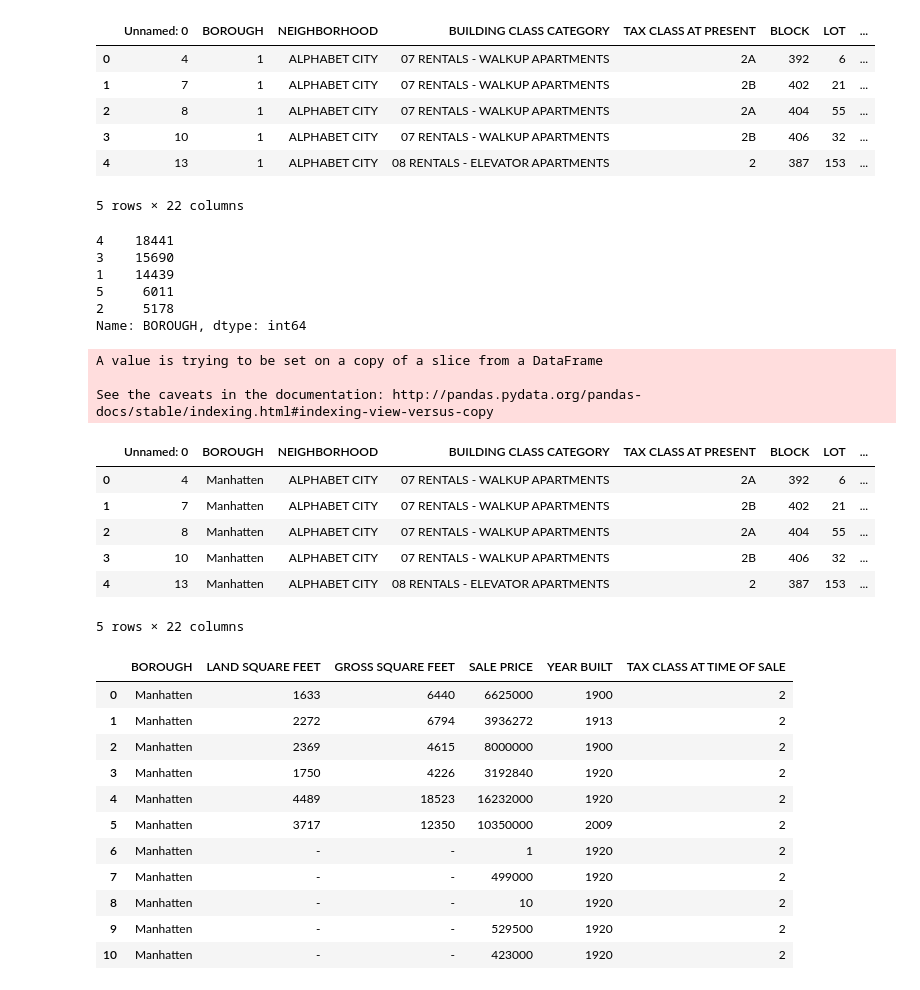
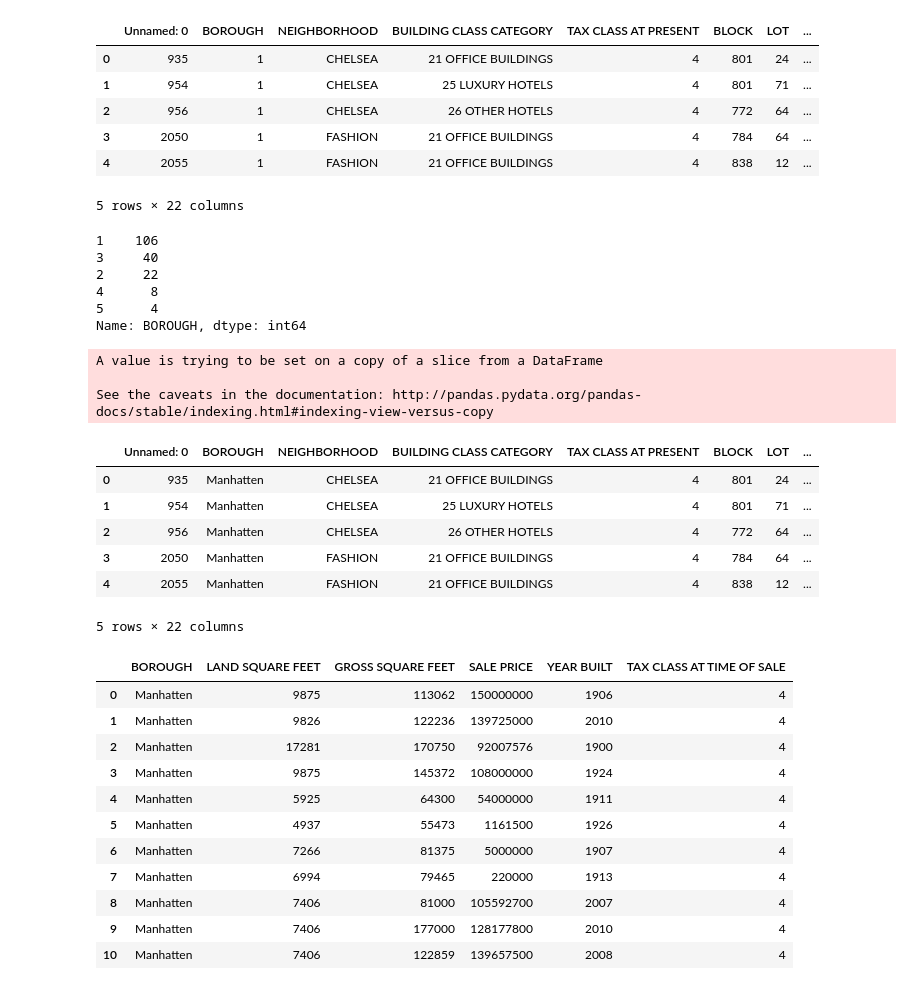
Before and after one commit to CyEdmonds/Project-1, a Jupyter notebook: nyc_roughdraft.ipynb, the cells around one changed output. Drawn from its saved outputs; the diff is of its cells as text; code cells hidden in the pictures.

```diff
--- a/nyc_roughdraft.ipynb
+++ b/nyc_roughdraft.ipynb
@@ -8,26 +8,26 @@ import seaborn as sns
 import matplotlib.pyplot as plt
 # %%
 # Read csv file to Data Frame
-nyc_data = pd.read_csv("Data/nyc_sales_redux.csv")
+nyc_data = pd.read_csv("Data/nyc_culled_data.csv")
 nyc_data.head()
 # %% [output]
 |  | Unnamed: 0 | BOROUGH | NEIGHBORHOOD | BUILDING CLASS CATEGORY | TAX CLASS AT PRESENT | BLOCK | LOT | ... |
-| 0 | 4 | 1 | ALPHABET CITY | 07 RENTALS - WALKUP APARTMENTS | 2A | 392 | 6 | ... |
-| 1 | 7 | 1 | ALPHABET CITY | 07 RENTALS - WALKUP APARTMENTS | 2B | 402 | 21 | ... |
-| 2 | 8 | 1 | ALPHABET CITY | 07 RENTALS - WALKUP APARTMENTS | 2A | 404 | 55 | ... |
-| 3 | 10 | 1 | ALPHABET CITY | 07 RENTALS - WALKUP APARTMENTS | 2B | 406 | 32 | ... |
-| 4 | 13 | 1 | ALPHABET CITY | 08 RENTALS - ELEVATOR APARTMENTS | 2 | 387 | 153 | ... |
+| 0 | 935 | 1 | CHELSEA | 21 OFFICE BUILDINGS | 4 | 801 | 24 | ... |
+| 1 | 954 | 1 | CHELSEA | 25 LUXURY HOTELS | 4 | 801 | 71 | ... |
+| 2 | 956 | 1 | CHELSEA | 26 OTHER HOTELS | 4 | 772 | 64 | ... |
+| 3 | 2050 | 1 | FASHION | 21 OFFICE BUILDINGS | 4 | 784 | 64 | ... |
+| 4 | 2055 | 1 | FASHION | 21 OFFICE BUILDINGS | 4 | 838 | 12 | ... |
 5 rows × 22 columns
 # %%
 #Francis: let's find out the code classification of our Bourough, so we can provided it with a name. Here, we can also see the number of of borough we have
 
 nyc_data["BOROUGH"].value_counts()
 # %% [output]
-4    18441
-3    15690
-1    14439
-5     6011
-2     5178
+1    106
+3     40
+2     22
+4      8
+5      4
 Name: BOROUGH, dtype: int64
 # %%
 #Francis: now that we know the code of our Borough, let's assign each number to its Borough
@@ -42,11 +42,11 @@ A value is trying to be set on a copy of a slice from a DataFrame
 
 See the caveats in the documentation: http://pandas.pydata.org/pandas-docs/stable/indexing.html#indexing-view-versus-copy
 |  | Unnamed: 0 | BOROUGH | NEIGHBORHOOD | BUILDING CLASS CATEGORY | TAX CLASS AT PRESENT | BLOCK | LOT | ... |
-| 0 | 4 | Manhatten | ALPHABET CITY | 07 RENTALS - WALKUP APARTMENTS | 2A | 392 | 6 | ... |
-| 1 | 7 | Manhatten | ALPHABET CITY | 07 RENTALS - WALKUP APARTMENTS | 2B | 402 | 21 | ... |
-| 2 | 8 | Manhatten | ALPHABET CITY | 07 RENTALS - WALKUP APARTMENTS | 2A | 404 | 55 | ... |
-| 3 | 10 | Manhatten | ALPHABET CITY | 07 RENTALS - WALKUP APARTMENTS | 2B | 406 | 32 | ... |
-| 4 | 13 | Manhatten | ALPHABET CITY | 08 RENTALS - ELEVATOR APARTMENTS | 2 | 387 | 153 | ... |
+| 0 | 935 | Manhatten | CHELSEA | 21 OFFICE BUILDINGS | 4 | 801 | 24 | ... |
+| 1 | 954 | Manhatten | CHELSEA | 25 LUXURY HOTELS | 4 | 801 | 71 | ... |
+| 2 | 956 | Manhatten | CHELSEA | 26 OTHER HOTELS | 4 | 772 | 64 | ... |
+| 3 | 2050 | Manhatten | FASHION | 21 OFFICE BUILDINGS | 4 | 784 | 64 | ... |
+| 4 | 2055 | Manhatten | FASHION | 21 OFFICE BUILDINGS | 4 | 838 | 12 | ... |
 5 rows × 22 columns
 # %%
 #francis: Let's create a data frame and select the coloumn that we only want to work with.
@@ -54,17 +54,17 @@ nyc_info= nyc_data.loc[:,["BOROUGH","LAND SQUARE FEET","GROSS SQUARE FEET","SALE
 nyc_info.head(11)
 # %% [output]
 |  | BOROUGH | LAND SQUARE FEET | GROSS SQUARE FEET | SALE PRICE | YEAR BUILT | TAX CLASS AT TIME OF SALE |
-| 0 | Manhatten | 1633 | 6440 | 6625000 | 1900 | 2 |
-| 1 | Manhatten | 2272 | 6794 | 3936272 | 1913 | 2 |
-| 2 | Manhatten | 2369 | 4615 | 8000000 | 1900 | 2 |
-| 3 | Manhatten | 1750 | 4226 | 3192840 | 1920 | 2 |
-| 4 | Manhatten | 4489 | 18523 | 16232000 | 1920 | 2 |
-| 5 | Manhatten | 3717 | 12350 | 10350000 | 2009 | 2 |
-| 6 | Manhatten | - | - | 1 | 1920 | 2 |
-| 7 | Manhatten | - | - | 499000 | 1920 | 2 |
-| 8 | Manhatten | - | - | 10 | 1920 | 2 |
-| 9 | Manhatten | - | - | 529500 | 1920 | 2 |
-| 10 | Manhatten | - | - | 423000 | 1920 | 2 |
+| 0 | Manhatten | 9875 | 113062 | 150000000 | 1906 | 4 |
+| 1 | Manhatten | 9826 | 122236 | 139725000 | 2010 | 4 |
+| 2 | Manhatten | 17281 | 170750 | 92007576 | 1900 | 4 |
+| 3 | Manhatten | 9875 | 145372 | 108000000 | 1924 | 4 |
+| 4 | Manhatten | 5925 | 64300 | 54000000 | 1911 | 4 |
+| 5 | Manhatten | 4937 | 55473 | 1161500 | 1926 | 4 |
+| 6 | Manhatten | 7266 | 81375 | 5000000 | 1907 | 4 |
+| 7 | Manhatten | 6994 | 79465 | 220000 | 1913 | 4 |
+| 8 | Manhatten | 7406 | 81000 | 105592700 | 2007 | 4 |
+| 9 | Manhatten | 7406 | 177000 | 128177800 | 2010 | 4 |
+| 10 | Manhatten | 7406 | 122859 | 139657500 | 2008 | 4 |
 # %%
 #changing Gross square feet and sales to a numeric data set for better calculation later
 nyc_info ["GROSS SQUARE FEET"]= pd.to_numeric(nyc_info["GROSS SQUARE FEET"] , errors= "coerce")
```
Also changed, not shown: parts of 8 cells of this notebook, 3 other files.
